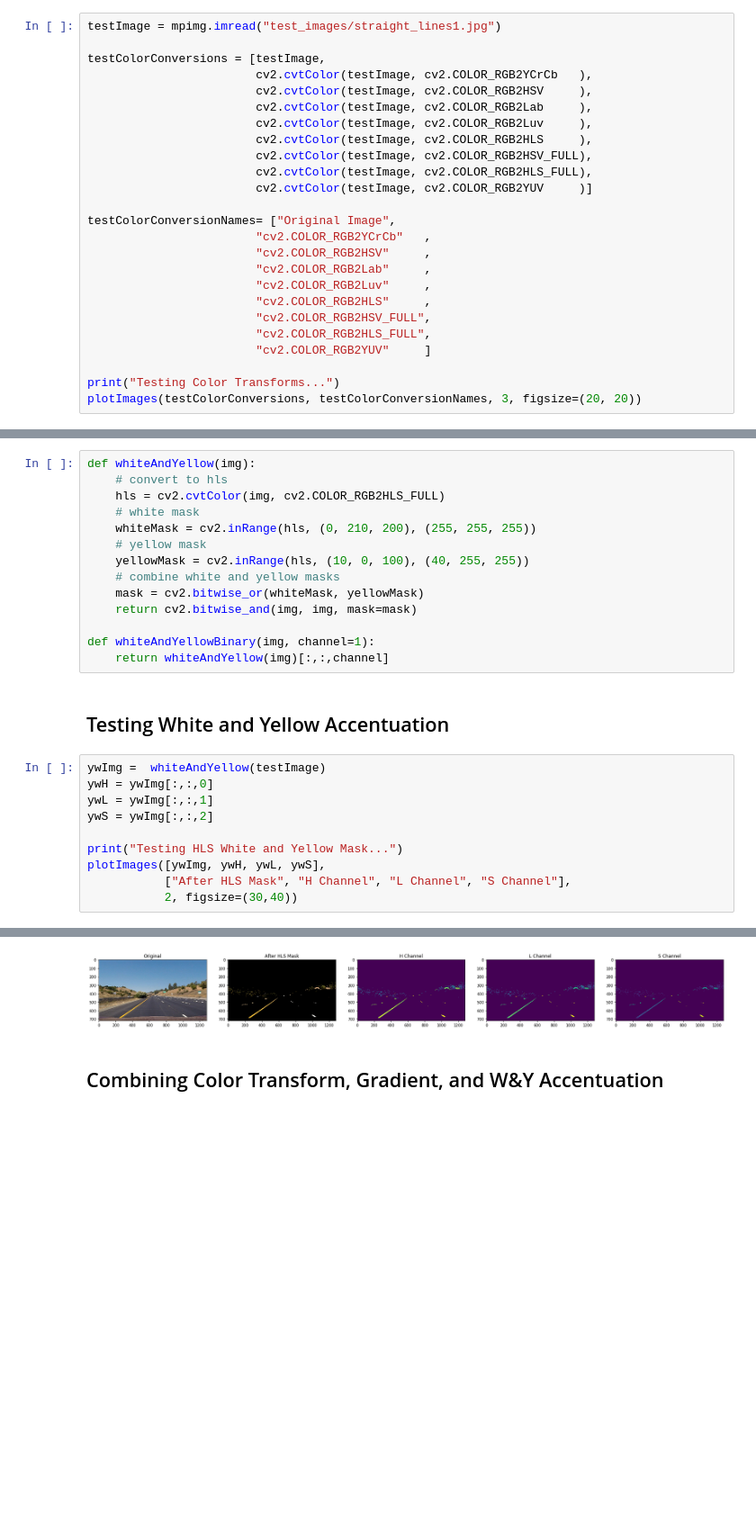
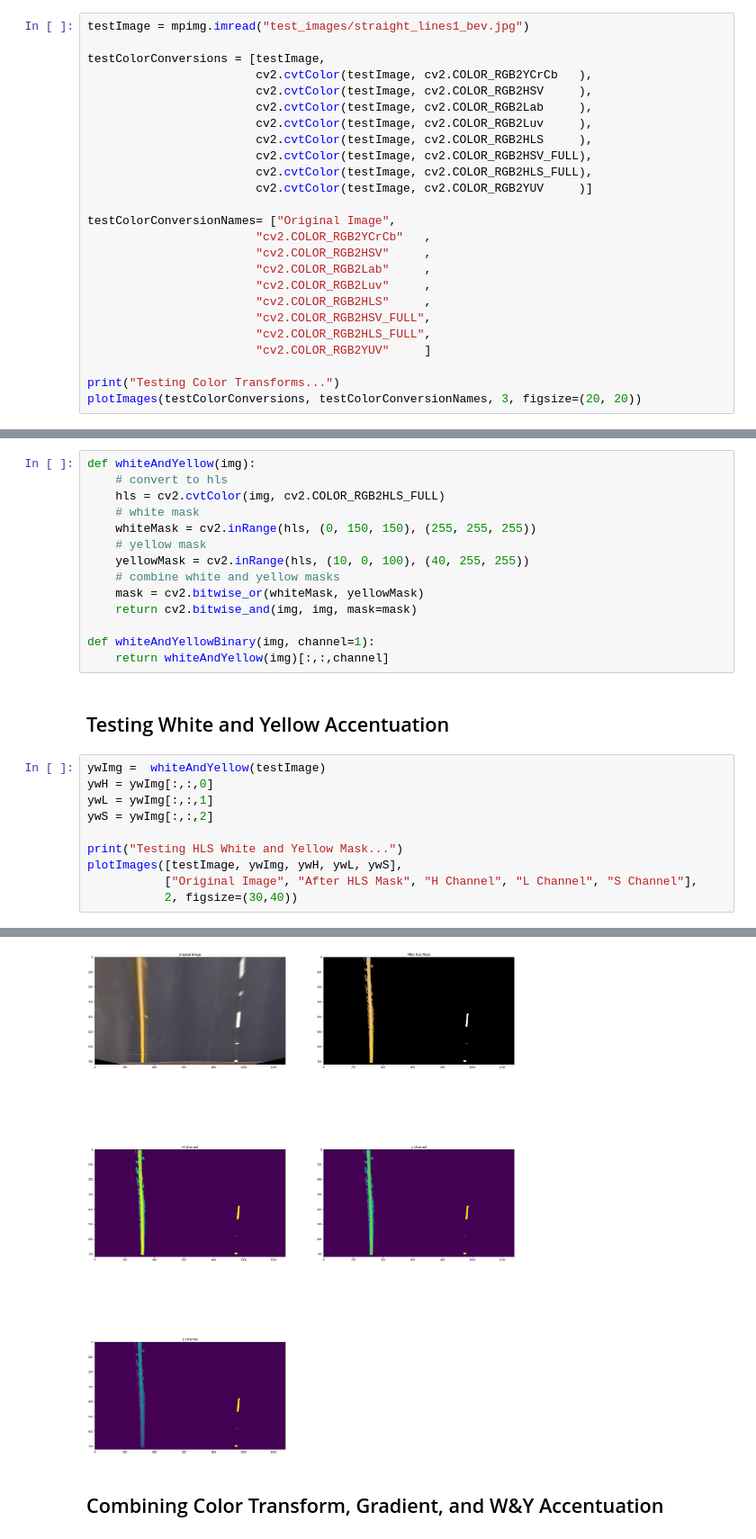
Before and after one commit to KaneRodriguez/CarND-Advanced-Lane-Lines, a Jupyter notebook: AccentuateLaneLines.ipynb, the cells around one changed output, grey strips where cells are left out. Shown at 90% size. Cells and saved outputs as stored; diff of their text form; blank space fills up the shorter version.

```diff
--- a/AccentuateLaneLines.ipynb
+++ b/AccentuateLaneLines.ipynb
@@ -16,7 +16,7 @@ import cv2
 # %% [markdown]
 ## Testing Color Transforms
 # %%
-testImage = mpimg.imread("test_images/straight_lines1.jpg")
+testImage = mpimg.imread("test_images/straight_lines1_bev.jpg")
 
 testColorConversions = [testImage,
                         cv2.cvtColor(testImage, cv2.COLOR_RGB2YCrCb   ),
@@ -56,7 +95,7 @@ def whiteAndYellow(img):
     # convert to hls
     hls = cv2.cvtColor(img, cv2.COLOR_RGB2HLS_FULL)
     # white mask
-    whiteMask = cv2.inRange(hls, (0, 210, 200), (255, 255, 255))
+    whiteMask = cv2.inRange(hls, (0, 150, 150), (255, 255, 255))
     # yellow mask
     yellowMask = cv2.inRange(hls, (10, 0, 100), (40, 255, 255))
     # combine white and yellow masks
@@ -70,16 +109,16 @@ def whiteAndYellowBinary(img, channel=1):
 # %%
 ywImg =  whiteAndYellow(testImage)
 ywH = ywImg[:,:,0]
 ywL = ywImg[:,:,1]
 ywS = ywImg[:,:,2]
 
 print("Testing HLS White and Yellow Mask...")
-plotImages([ywImg, ywH, ywL, ywS],
-           ["After HLS Mask", "H Channel", "L Channel", "S Channel"],
+plotImages([testImage, ywImg, ywH, ywL, ywS],
+           ["Original Image", "After HLS Mask", "H Channel", "L Channel", "S Channel"],
            2, figsize=(30,40))
 # %% [output]
 Testing HLS White and Yellow Mask...
-[figure, old version]
+[figure, new version]
 # %% [markdown]
 ## Combining Color Transform, Gradient, and W&Y Accentuation
 # %%
```
Also changed, not shown: parts of 7 cells of this notebook, 6 other files.
